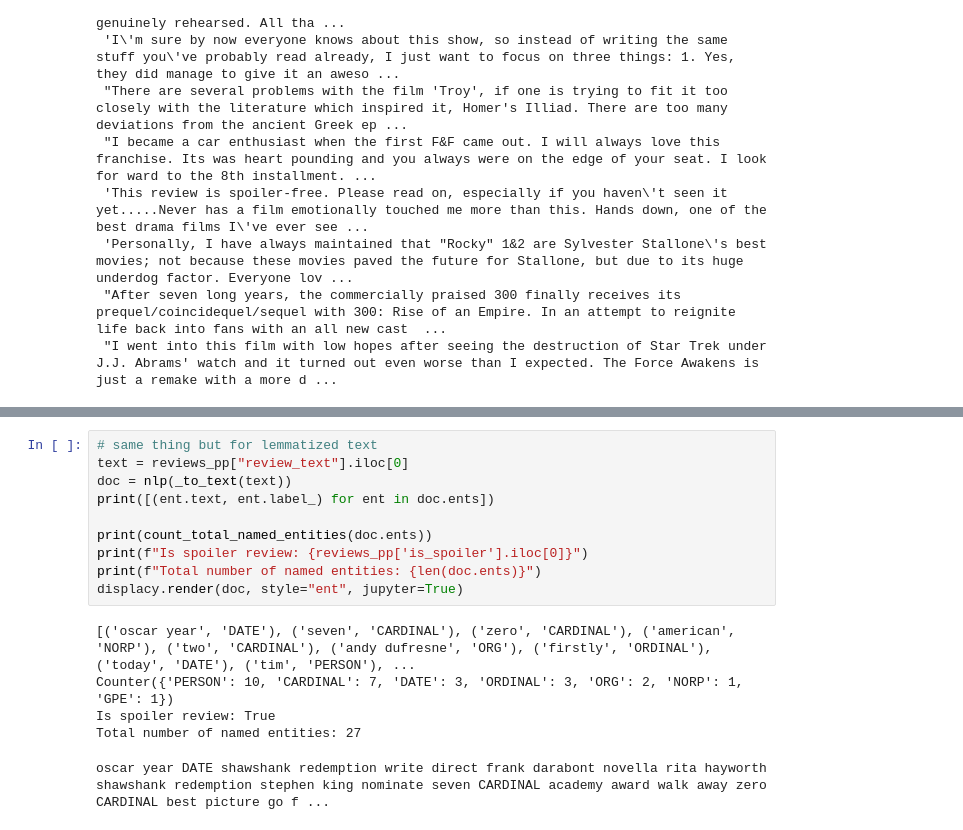
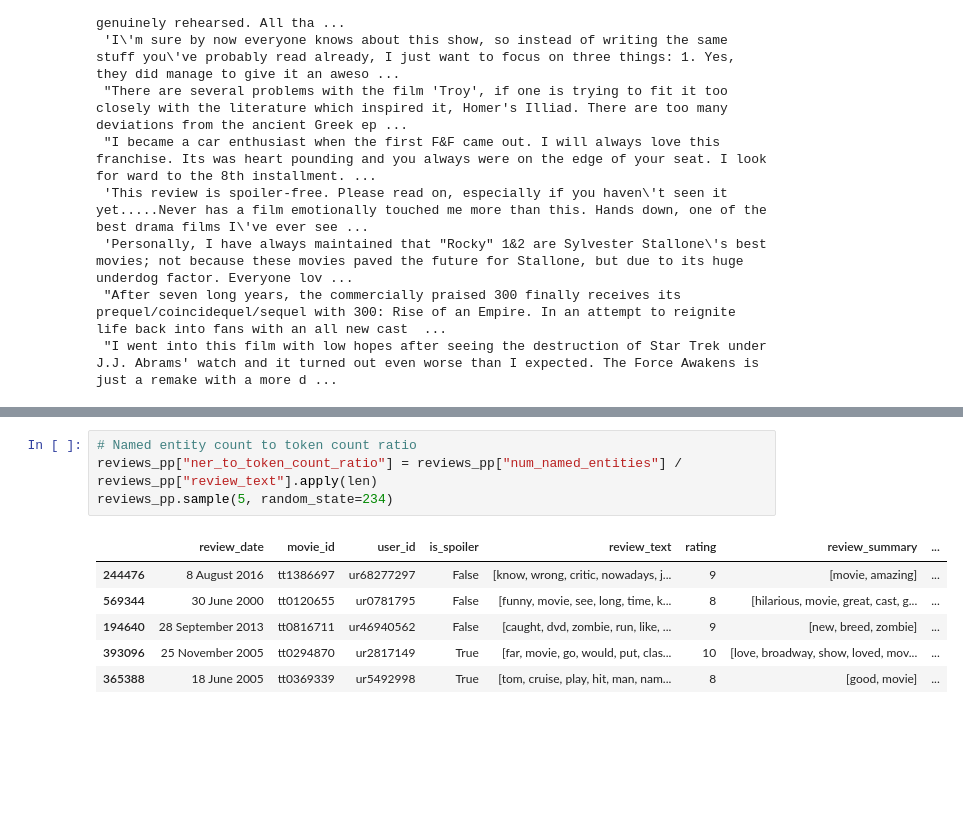
Before and after one commit to ayshmnmm/plot-protector, a Jupyter notebook: notebooks/01_eda.ipynb, the cells around one changed output, grey strips where cells are left out. Saved outputs shown, nothing was run; the diff lists cells and outputs as text; blank space fills up the shorter version.

```diff
--- a/notebooks/01_eda.ipynb
+++ b/notebooks/01_eda.ipynb
@@ -348,19 +319,14 @@ In its Oscar year DATE , Shawshank Redemption ORG (written and directed by Frank
-# %%
-# same thing but for lemmatized text
-text = reviews_pp["review_text"].iloc[0]
-doc = nlp(_to_text(text))
-print([(ent.text, ent.label_) for ent in doc.ents])
-
-print(count_total_named_entities(doc.ents))
-print(f"Is spoiler review: {reviews_pp['is_spoiler'].iloc[0]}")
-print(f"Total number of named entities: {len(doc.ents)}")
-displacy.render(doc, style="ent", jupyter=True)
-# %% [output]
-[('oscar year', 'DATE'), ('seven', 'CARDINAL'), ('zero', 'CARDINAL'), ('american', 'NORP'), ('two', 'CARDINAL'), ('andy dufresne', 'ORG'), ('firstly', 'ORDINAL'), ('today', 'DATE'), ('tim', 'PERSON'), ...
-Counter({'PERSON': 10, 'CARDINAL': 7, 'DATE': 3, 'ORDINAL': 3, 'ORG': 2, 'NORP': 1, 'GPE': 1})
-Is spoiler review: True
-Total number of named entities: 27
-oscar year DATE shawshank redemption write direct frank darabont novella rita hayworth shawshank redemption stephen king nominate seven CARDINAL academy award walk away zero CARDINAL best picture go f ...
+# %%
+# Named entity count to token count ratio
+reviews_pp["ner_to_token_count_ratio"] = reviews_pp["num_named_entities"] / reviews_pp["review_text"].apply(len)
+reviews_pp.sample(5, random_state=234)
+# %% [output]
+|  | review_date | movie_id | user_id | is_spoiler | review_text | rating | review_summary | ... |
+| 244476 | 8 August 2016 | tt1386697 | ur68277297 | False | [know, wrong, critic, nowadays, j... | 9 | [movie, amazing] | ... |
+| 569344 | 30 June 2000 | tt0120655 | ur0781795 | False | [funny, movie, see, long, time, k... | 8 | [hilarious, movie, great, cast, g... | ... |
+| 194640 | 28 September 2013 | tt0816711 | ur46940562 | False | [caught, dvd, zombie, run, like, ... | 9 | [new, breed, zombie] | ... |
+| 393096 | 25 November 2005 | tt0294870 | ur2817149 | True | [far, movie, go, would, put, clas... | 10 | [love, broadway, show, loved, mov... | ... |
+| 365388 | 18 June 2005 | tt0369339 | ur5492998 | True | [tom, cruise, play, hit, man, nam... | 8 | [good, movie] | ... |
 # %%
 # average number of named entities in spoiler vs non-spoiler reviews
 avg_named_entities_spoiler = reviews_pp[reviews_pp["is_spoiler"] == 1]["num_named_entities"].mean()
```
Also changed, not shown: parts of 11 cells of this notebook.
